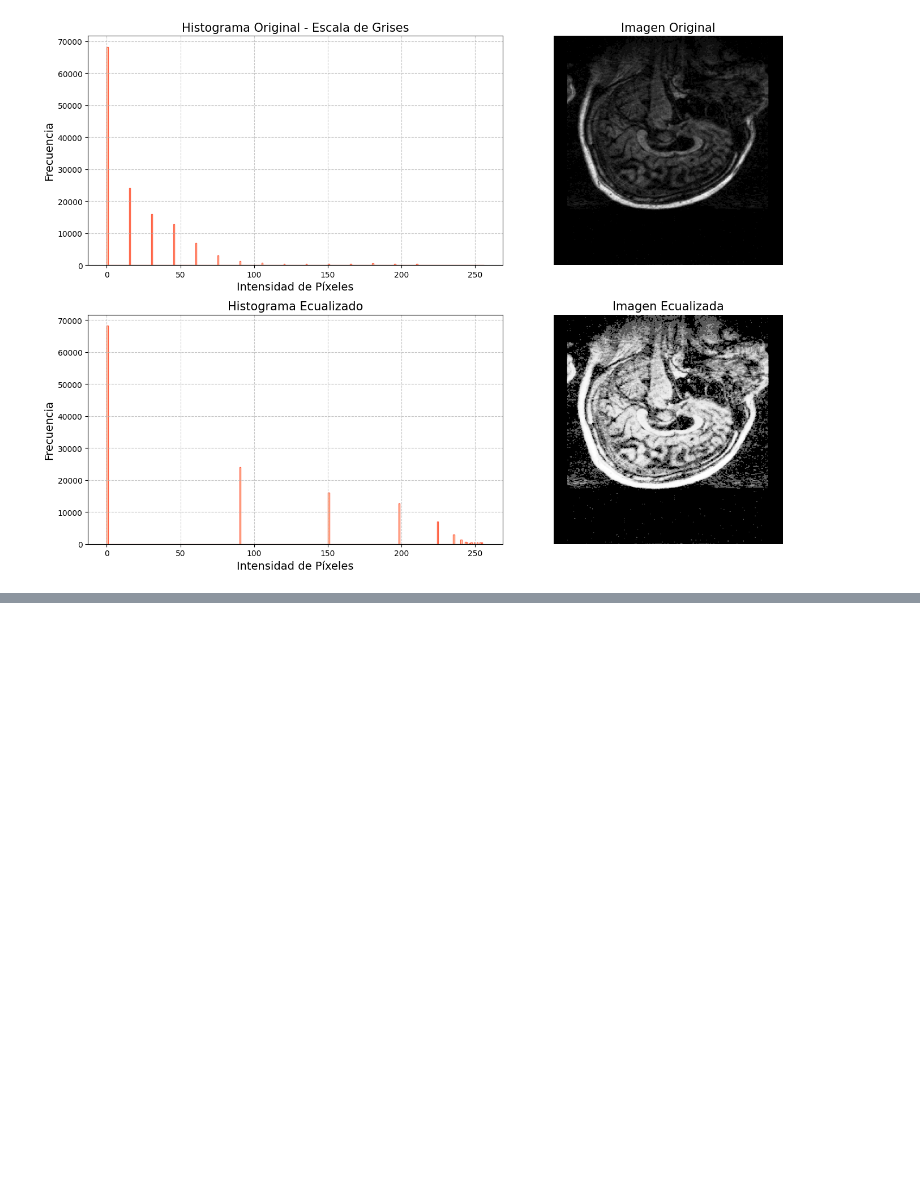
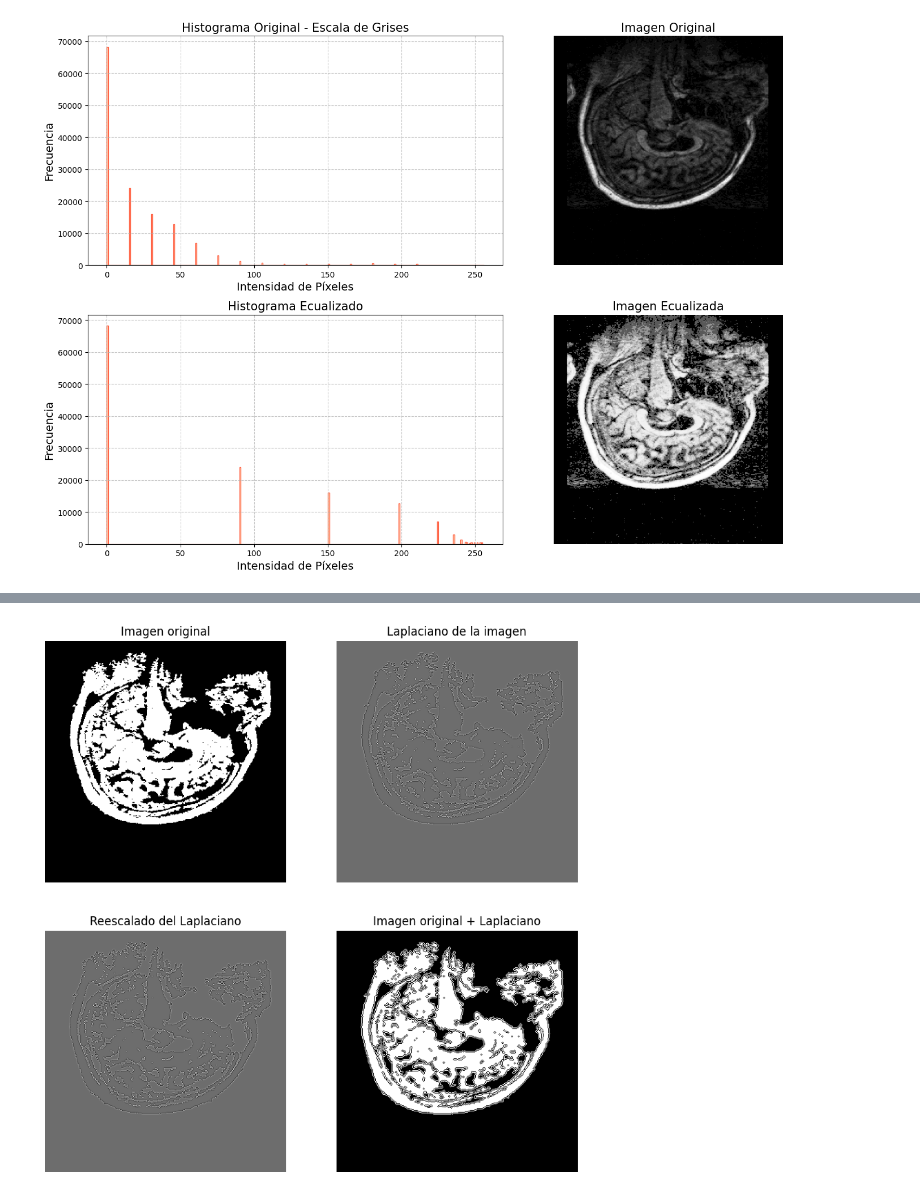
Before and after one commit to TTioTiago/ProcesamientoImagenes, a Jupyter notebook: Pruebas_Imagenes_MRI.ipynb, the cells around one changed output, grey strips where cells are left out. Cells and saved outputs as stored; diff of their text form; code cells hidden in the pictures; blank space fills up the shorter version.

```diff
--- a/Pruebas_Imagenes_MRI.ipynb
+++ b/Pruebas_Imagenes_MRI.ipynb
@@ -226,0 +213,79 @@ AttributeError: 'list' object has no attribute 'flatten'
+# %%
+# Función para aplicar un filtro laplaciano
+def aplicar_filtro_laplaciano(imagen):
+    # Kernel Laplaciano 3x3
+    kernel = np.array([[0, 1, 0],
+                       [1, -4, 1],
+                       [0, 1, 0]])
+
+    # Tamaño de la imagen
+    filas, columnas = imagen.shape
+
+    # Crear imagen filtrada con ceros
+    imagen_filtrada = np.zeros((filas, columnas))
+
+    # Aplicar convolución
+    for i in range(1, filas-1):
+        for j in range(1, columnas-1):
+            suma = 0
+            for ki in range(-1, 2):
+                for kj in range(-1, 2):
+                    suma += imagen[i+ki, j+kj] * kernel[ki+1, kj+1]
+            imagen_filtrada[i, j] = suma
+
+    return imagen_filtrada
+
+def normalizar_imagen(imagen):
+    return (imagen - imagen.min()) * (255 / (imagen.max() - imagen.min()))
+
+
+
+# Mostrar las imágenes
+def mostrar_imagenes(imagen_original, laplaciano, imagen_resultante):
+    plt.figure(figsize=(10, 10))
+
+    plt.subplot(2, 2, 1)
+    plt.imshow(imagen_original, cmap='gray')
+    plt.title("Imagen original")
+    plt.axis('off')
+
+    plt.subplot(2, 2, 2)
+    plt.imshow(laplaciano, cmap='gray')
+    plt.title("Laplaciano de la imagen")
+    plt.axis('off')
+
+    plt.subplot(2, 2, 3)
+    laplaciano_normalizado = normalizar_imagen(laplaciano)
+    plt.imshow(laplaciano_normalizado, cmap='gray')
+    plt.title("Reescalado del Laplaciano")
+    plt.axis('off')
+
+    plt.subplot(2, 2, 4)
+    imagen_con_laplaciano = np.clip(imagen_original + laplaciano, 0, 255)
+    plt.imshow(imagen_con_laplaciano, cmap='gray')
+    plt.title("Imagen original + Laplaciano")
+    plt.axis('off')
+
+    plt.show()
+
+# Ruta de la imagen cargada
+ruta_imagen = '/content/imagen_segmentada.png'
+
+# Leer la imagen y procesarla
+imagen = Image.open(ruta_imagen)
+
+
+array = np.array(imagen)
+if array.ndim == 3 and array.shape[2] >= 3:
+    arrayGris = np.dot(array[..., :3], [0.2989, 0.5870, 0.1140]).astype(np.uint8)
+else:
+    arrayGris = array
+
+imagenGris = (arrayGris // 15) * 15
+
+laplaciano_imagen = aplicar_filtro_laplaciano(imagenGris)
+
+# Mostrar las imágenes
+mostrar_imagenes(imagenGris, laplaciano_imagen, imagenGris + laplaciano_imagen)
+# %% [output]
+[figure, added]
```
Also changed, not shown: parts of 5 cells of this notebook.
